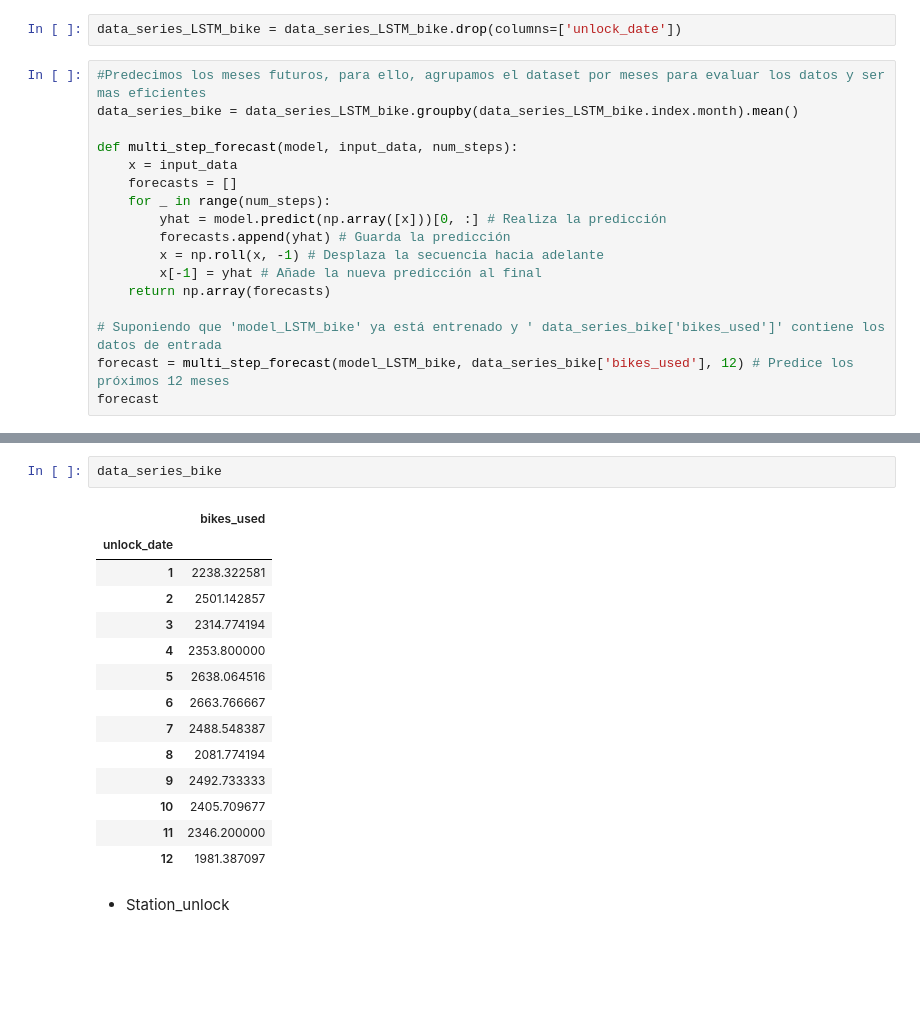
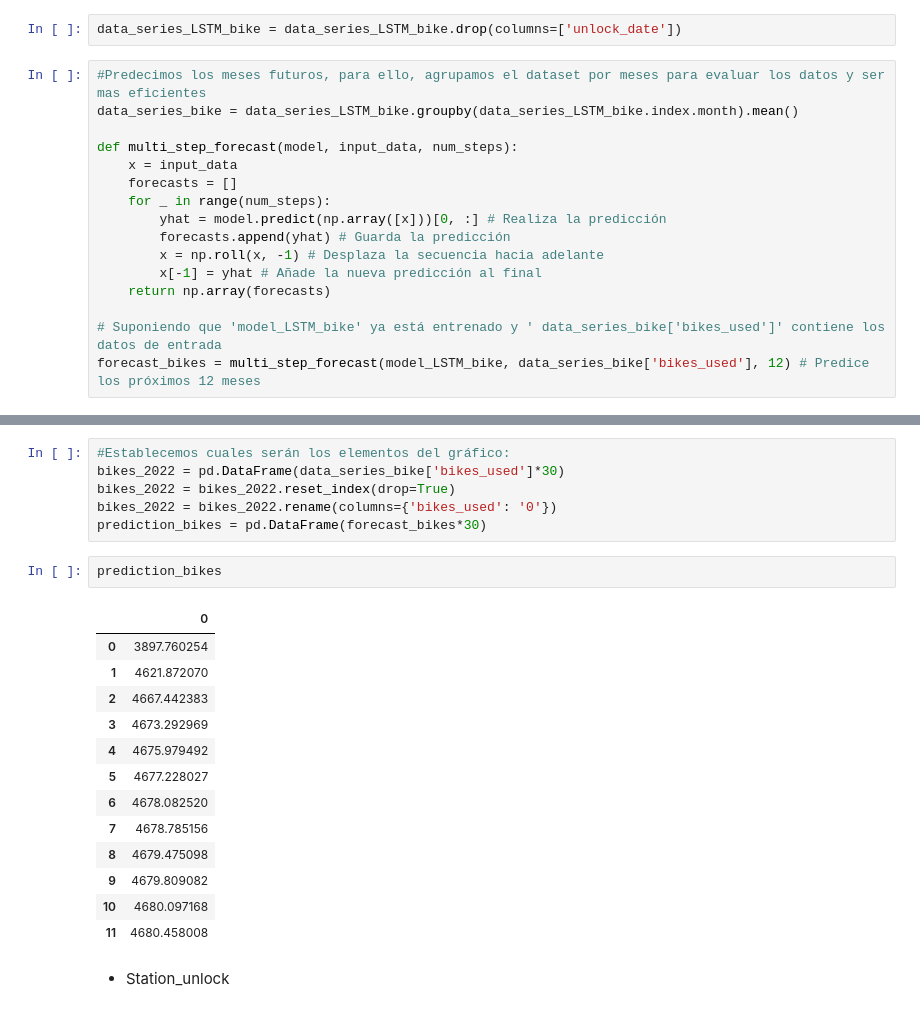
Before and after one commit to Proyect-Final-4Geeks-RJ/BiciMad_4geeks_ML, a Jupyter notebook: src/notebooks/models_2.ipynb, the cells around one changed output, grey strips where cells are left out. Cells and saved outputs as stored; diff of their text form; blank space fills up the shorter version.

```diff
--- a/src/notebooks/models_2.ipynb
+++ b/src/notebooks/models_2.ipynb
@@ -395,6 +390,5 @@ def multi_step_forecast(model, input_data, num_steps):
     return np.array(forecasts)
 
 # Suponiendo que 'model_LSTM_bike' ya está entrenado y ' data_series_bike['bikes_used']' contiene los datos de entrada
-forecast = multi_step_forecast(model_LSTM_bike, data_series_bike['bikes_used'], 12) # Predice los próximos 12 meses
-forecast
+forecast_bikes = multi_step_forecast(model_LSTM_bike, data_series_bike['bikes_used'], 12) # Predice los próximos 12 meses
 # %% [output]
@@ -425,20 +407,25 @@ array([[1577.1542],
-# %%
-data_series_bike
-# %% [output]
-|  | bikes_used |
-| unlock_date |  |
-| 1 | 2238.322581 |
-| 2 | 2501.142857 |
-| 3 | 2314.774194 |
-| 4 | 2353.800000 |
-| 5 | 2638.064516 |
-| 6 | 2663.766667 |
-| 7 | 2488.548387 |
-| 8 | 2081.774194 |
-| 9 | 2492.733333 |
-| 10 | 2405.709677 |
-| 11 | 2346.200000 |
-| 12 | 1981.387097 |
+# %%
+#Establecemos cuales serán los elementos del gráfico:
+bikes_2022 = pd.DataFrame(data_series_bike['bikes_used']*30)
+bikes_2022 = bikes_2022.reset_index(drop=True)
+bikes_2022 = bikes_2022.rename(columns={'bikes_used': '0'})
+prediction_bikes = pd.DataFrame(forecast_bikes*30)
+# %%
+prediction_bikes
+# %% [output]
+|  | 0 |
+| 0 | 3897.760254 |
+| 1 | 4621.872070 |
+| 2 | 4667.442383 |
+| 3 | 4673.292969 |
+| 4 | 4675.979492 |
+| 5 | 4677.228027 |
+| 6 | 4678.082520 |
+| 7 | 4678.785156 |
+| 8 | 4679.475098 |
+| 9 | 4679.809082 |
+| 10 | 4680.097168 |
+| 11 | 4680.458008 |
 # %% [markdown]
 * Station_unlock
 # %%
```
Also changed, not shown: parts of 11 cells of this notebook, 1 other file.
